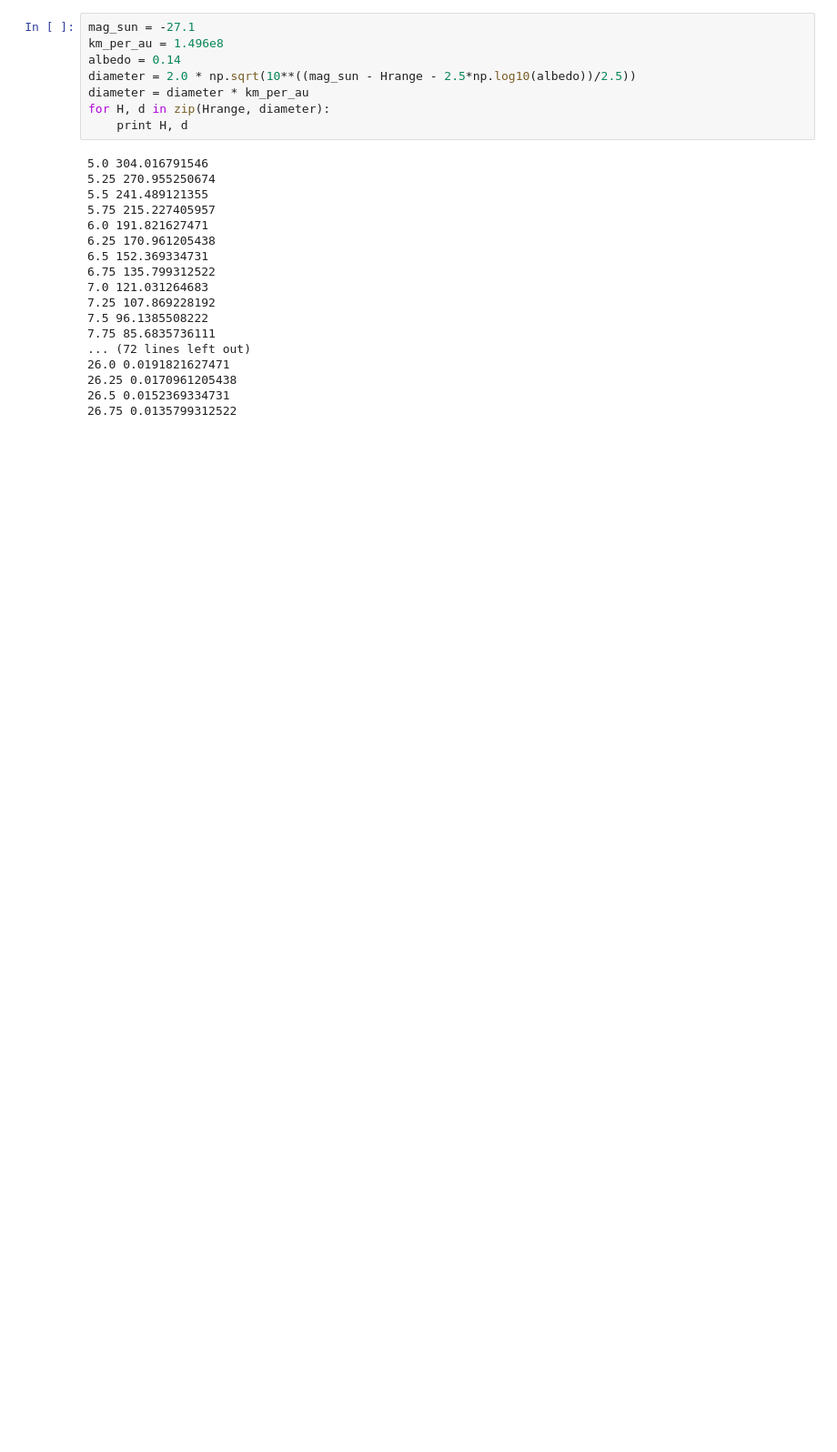
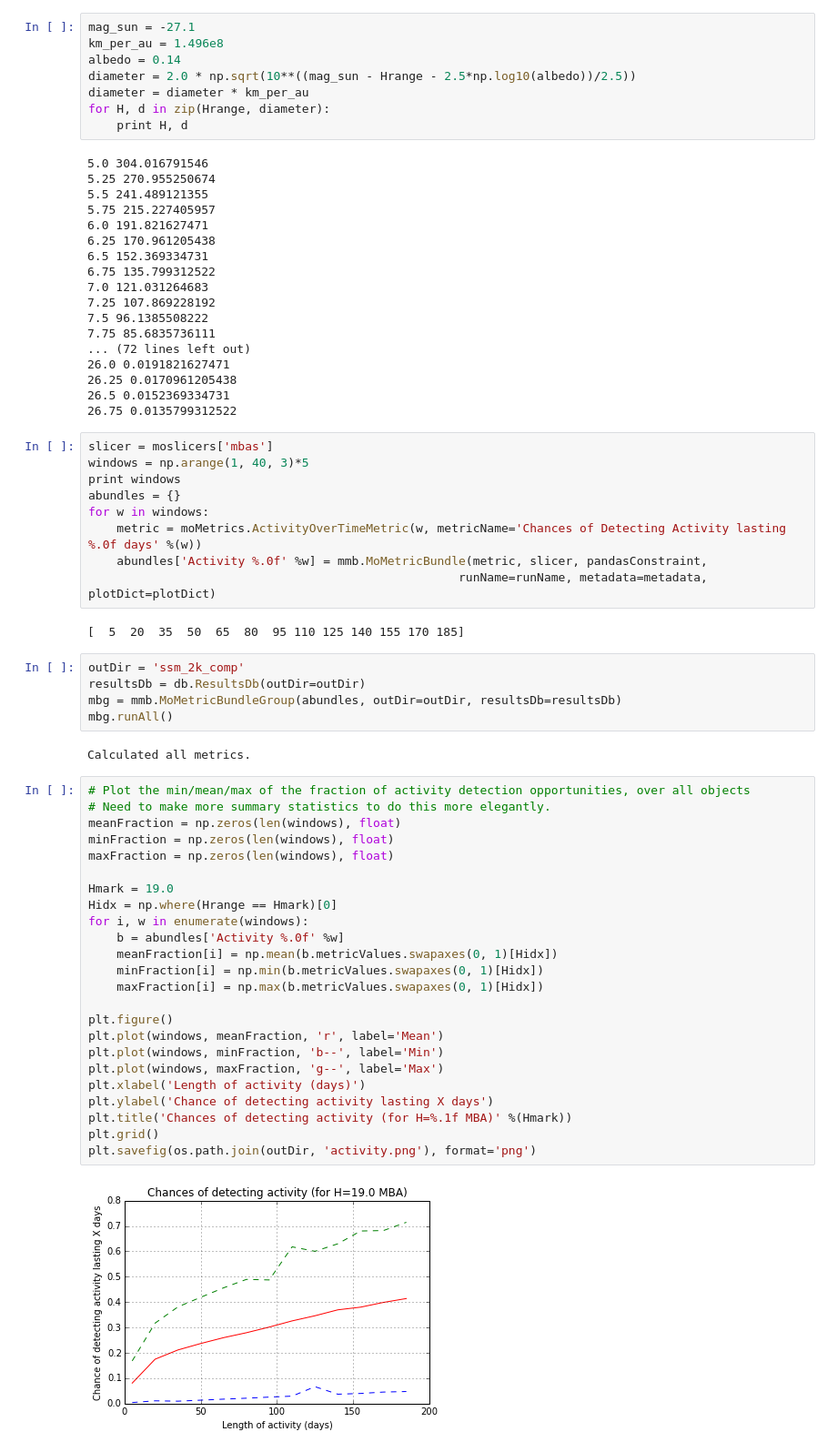
Before and after one commit to rhiannonlynne/MafSSO, a Jupyter notebook: SSO_Analysis.ipynb, the cells around one changed output. Shown at 91% size. Drawn from its saved outputs; the diff is of its cells as text; blank space fills up the shorter version.

```diff
--- a/SSO_Analysis.ipynb
+++ b/SSO_Analysis.ipynb
@@ -232,3 +234,47 @@ for H, d in zip(Hrange, diameter):
 26.25 0.0170961205438
 26.5 0.0152369334731
 26.75 0.0135799312522
+# %%
+slicer = moslicers['mbas']
+windows = np.arange(1, 40, 3)*5
+print windows
+abundles = {}
+for w in windows:
+    metric = moMetrics.ActivityOverTimeMetric(w, metricName='Chances of Detecting Activity lasting %.0f days' %(w))
+    abundles['Activity %.0f' %w] = mmb.MoMetricBundle(metric, slicer, pandasConstraint,
+                                                    runName=runName, metadata=metadata, plotDict=plotDict)
+# %% [output]
+[  5  20  35  50  65  80  95 110 125 140 155 170 185]
+# %%
+outDir = 'ssm_2k_comp'
+resultsDb = db.ResultsDb(outDir=outDir)
+mbg = mmb.MoMetricBundleGroup(abundles, outDir=outDir, resultsDb=resultsDb)
+mbg.runAll()
+# %% [output]
+Calculated all metrics.
+# %%
+# Plot the min/mean/max of the fraction of activity detection opportunities, over all objects
+# Need to make more summary statistics to do this more elegantly.
+meanFraction = np.zeros(len(windows), float)
+minFraction = np.zeros(len(windows), float)
+maxFraction = np.zeros(len(windows), float)
+
+Hmark = 19.0
+Hidx = np.where(Hrange == Hmark)[0]
+for i, w in enumerate(windows):
+    b = abundles['Activity %.0f' %w]
+    meanFraction[i] = np.mean(b.metricValues.swapaxes(0, 1)[Hidx])
+    minFraction[i] = np.min(b.metricValues.swapaxes(0, 1)[Hidx])
+    maxFraction[i] = np.max(b.metricValues.swapaxes(0, 1)[Hidx])
+
+plt.figure()
+plt.plot(windows, meanFraction, 'r', label='Mean')
+plt.plot(windows, minFraction, 'b--', label='Min')
+plt.plot(windows, maxFraction, 'g--', label='Max')
+plt.xlabel('Length of activity (days)')
+plt.ylabel('Chance of detecting activity lasting X days')
+plt.title('Chances of detecting activity (for H=%.1f MBA)' %(Hmark))
+plt.grid()
+plt.savefig(os.path.join(outDir, 'activity.png'), format='png')
+# %% [output]
+[figure, added]
```
Also changed, not shown: parts of 27 cells of this notebook, 2 other files.
